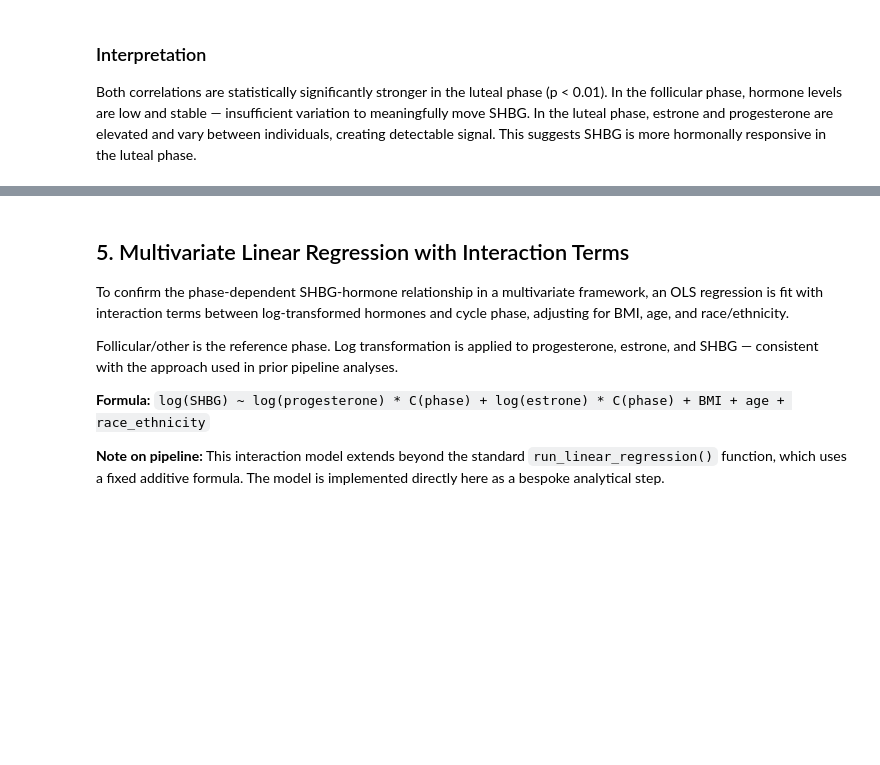
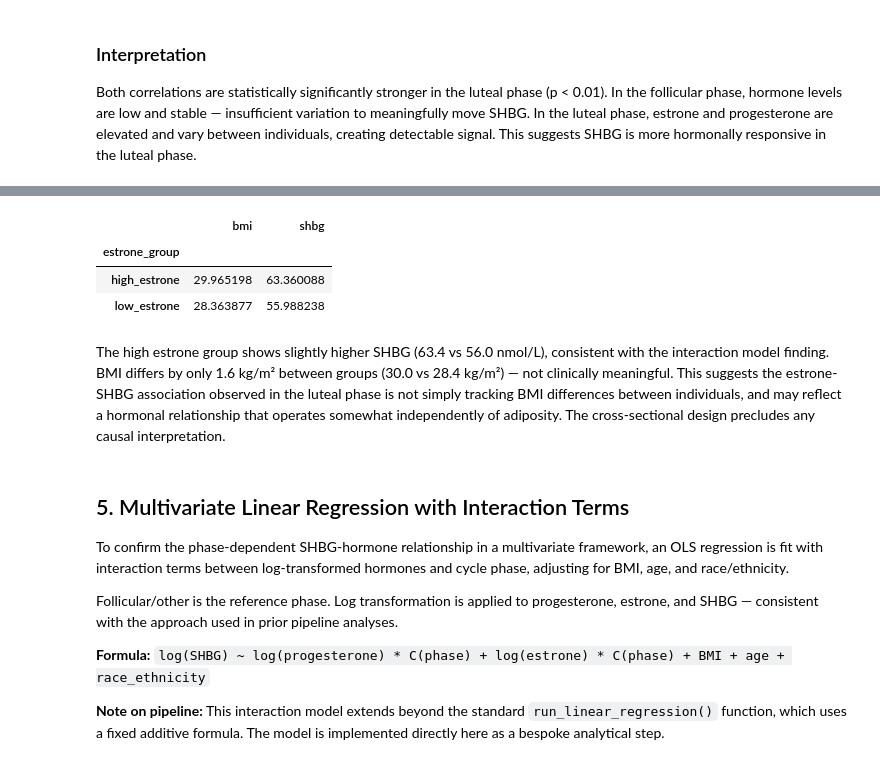
Before and after one commit to eudorach/portfolio_ds_projects, a Jupyter notebook: NHANES_analysis/pipeline/notebooks/analysis/4.shbg_bmi_female.ipynb, the cells around one changed output, grey strips where cells are left out. Saved outputs shown, nothing was run; the diff lists cells and outputs as text; code cells hidden in the pictures; blank space fills up the shorter version.

Commit message:
quick bmi and shbg comparison performed
no meaningful differences noted

```diff
--- a/NHANES_analysis/pipeline/notebooks/analysis/4.shbg_bmi_female.ipynb
+++ b/NHANES_analysis/pipeline/notebooks/analysis/4.shbg_bmi_female.ipynb
@@ -336,3 +343,28 @@ suggests SHBG is more hormonally responsive in the luteal phase.
+# %%
+luteal = df[df['phase'] == 'luteal'].copy()
+
+estrone_median = luteal['estrone'].median()
+luteal['estrone_group'] = np.where(
+    luteal['estrone'] >= estrone_median,
+    'high_estrone',
+    'low_estrone'
+)
+
+luteal.groupby('estrone_group')[['bmi', 'shbg']].mean()
+# %% [output]
+|  | bmi | shbg |
+| estrone_group |  |  |
+| high_estrone | 29.965198 | 63.360088 |
+| low_estrone | 28.363877 | 55.988238 |
+# %% [markdown]
+The high estrone group shows slightly higher SHBG (63.4 vs 56.0 nmol/L),
+consistent with the interaction model finding. BMI differs by only
+1.6 kg/m² between groups (30.0 vs 28.4 kg/m²) — not clinically
+meaningful. This suggests the estrone-SHBG association observed in
+the luteal phase is not simply tracking BMI differences between
+individuals, and may reflect a hormonal relationship that operates
+somewhat independently of adiposity. The cross-sectional design
+precludes any causal interpretation.
 # %% [markdown]
 ## 5. Multivariate Linear Regression with Interaction Terms
 
```
Also changed, not shown: parts of 4 cells of this notebook.
